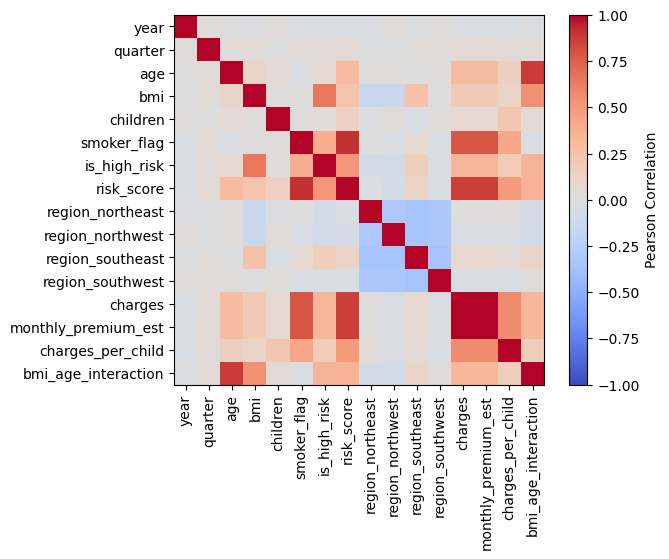
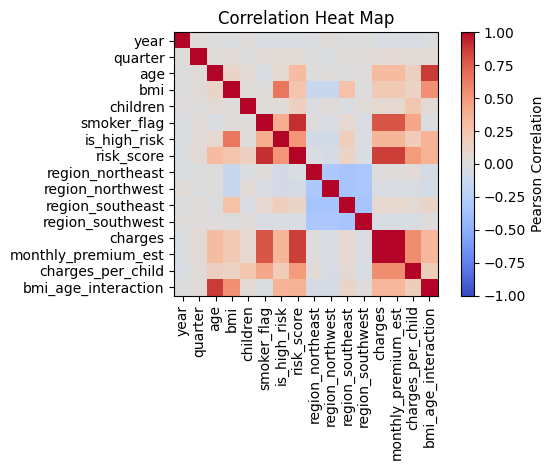
Unified diff of the notebook cell whose output changed from the first chart to the second:
--- before
+++ after
@@ -1,4 +1,8 @@
 im = plt.imshow(corr, vmin = -1, vmax = 1, cmap = "coolwarm")
+plt.title("Correlation Heat Map")
 plt.colorbar(im, label = "Pearson Correlation")
 plt.xticks(range(len(corr.columns)), corr.columns, rotation=90, ha="center")
 plt.yticks(range(len(corr.columns)), corr.columns)
+
+plt.tight_layout()
+plt.show()

Commit: add requirement.txt and new bar chart